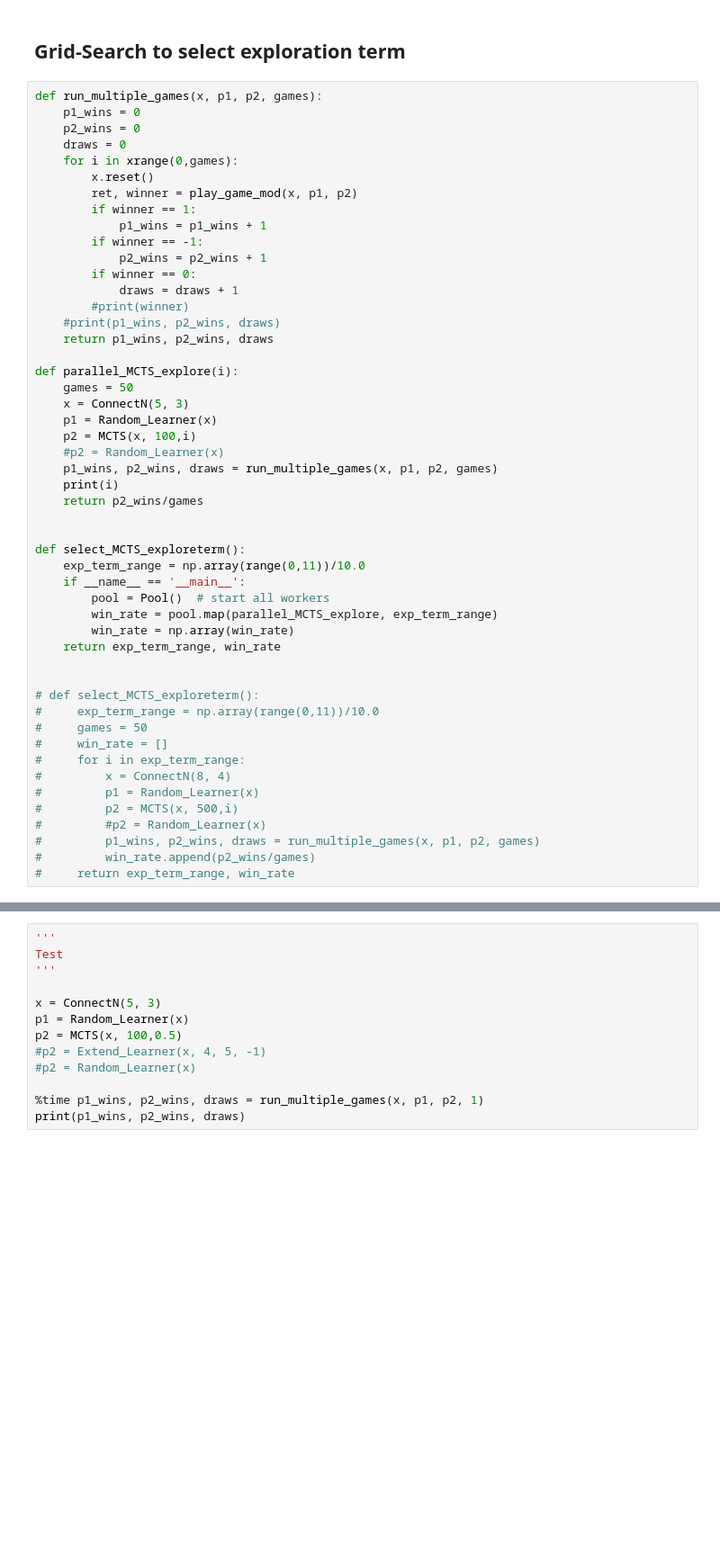
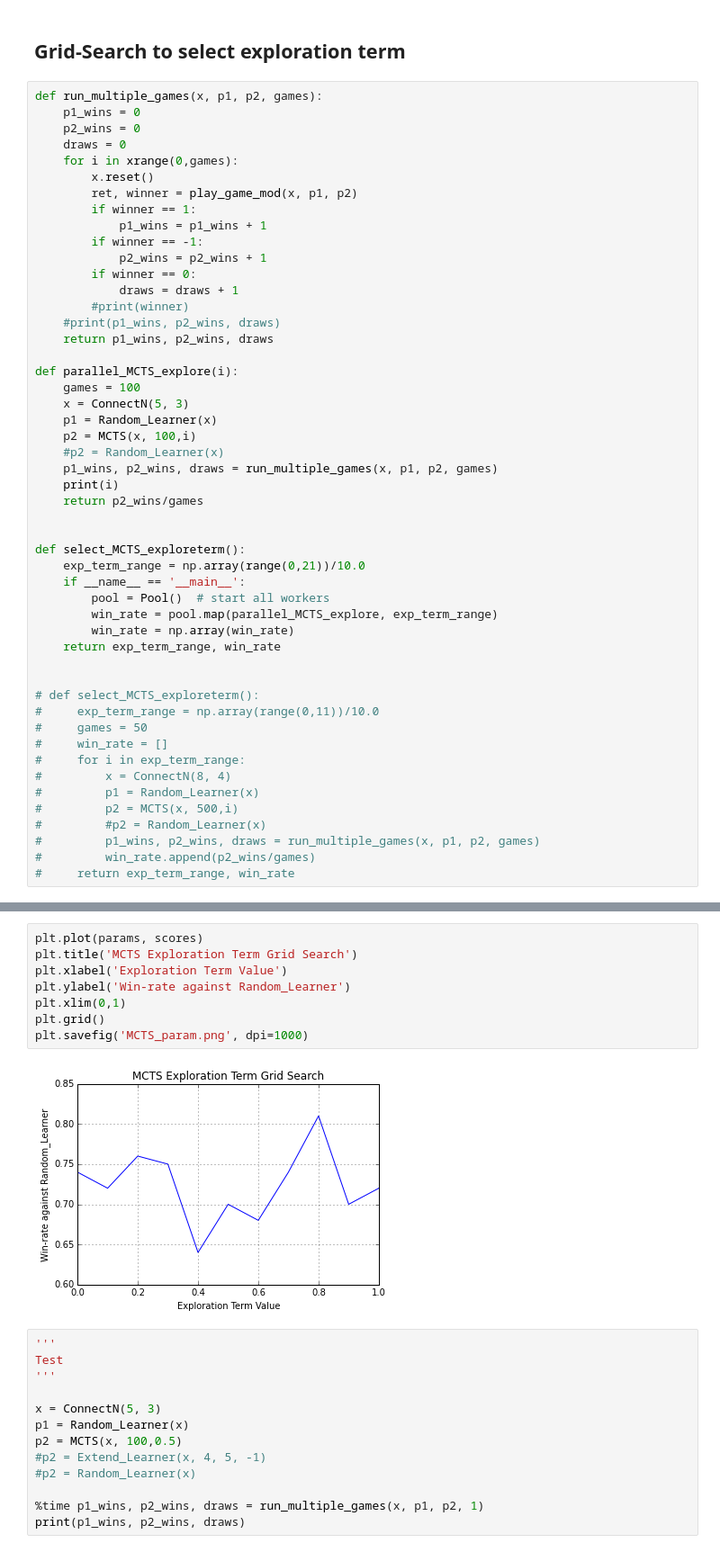
Before and after one commit to huihuifan/Connect-N, a Jupyter notebook: Andre-File.ipynb, the cells around one changed output, grey strips where cells are left out. Shown at 90% size. Cells and saved outputs as stored; diff of their text form; blank space fills up the shorter version.

```diff
--- a/Andre-File.ipynb
+++ b/Andre-File.ipynb
@@ -948,7 +948,7 @@ def run_multiple_games(x, p1, p2, games):
     return p1_wins, p2_wins, draws
 
 def parallel_MCTS_explore(i):
-    games = 50
+    games = 100
     x = ConnectN(5, 3)
     p1 = Random_Learner(x)
     p2 = MCTS(x, 100,i)
@@ -959,7 +959,7 @@ def parallel_MCTS_explore(i):
 
 
 def select_MCTS_exploreterm():
-    exp_term_range = np.array(range(0,11))/10.0
+    exp_term_range = np.array(range(0,21))/10.0
     if __name__ == '__main__':
         pool = Pool()  # start all workers
         win_rate = pool.map(parallel_MCTS_explore, exp_term_range)
@@ -991,3 +1013,13 @@ plt.grid()
+# %%
+plt.plot(params, scores)
+plt.title('MCTS Exploration Term Grid Search')
+plt.xlabel('Exploration Term Value')
+plt.ylabel('Win-rate against Random_Learner')
+plt.xlim(0,1)
+plt.grid()
+plt.savefig('MCTS_param.png', dpi=1000)
+# %% [output]
+[figure, added]
 # %%
 '''
 Test
```
Also changed, not shown: parts of 5 cells of this notebook.
